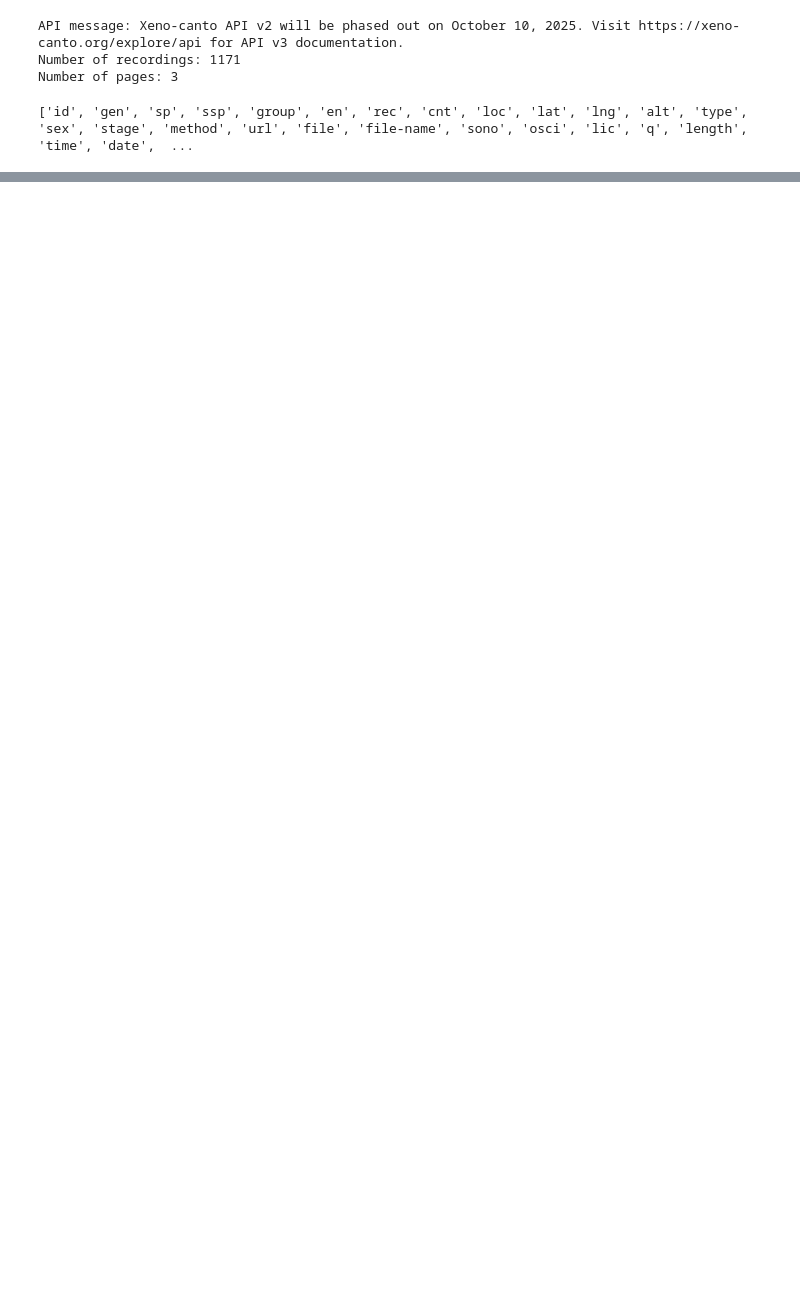
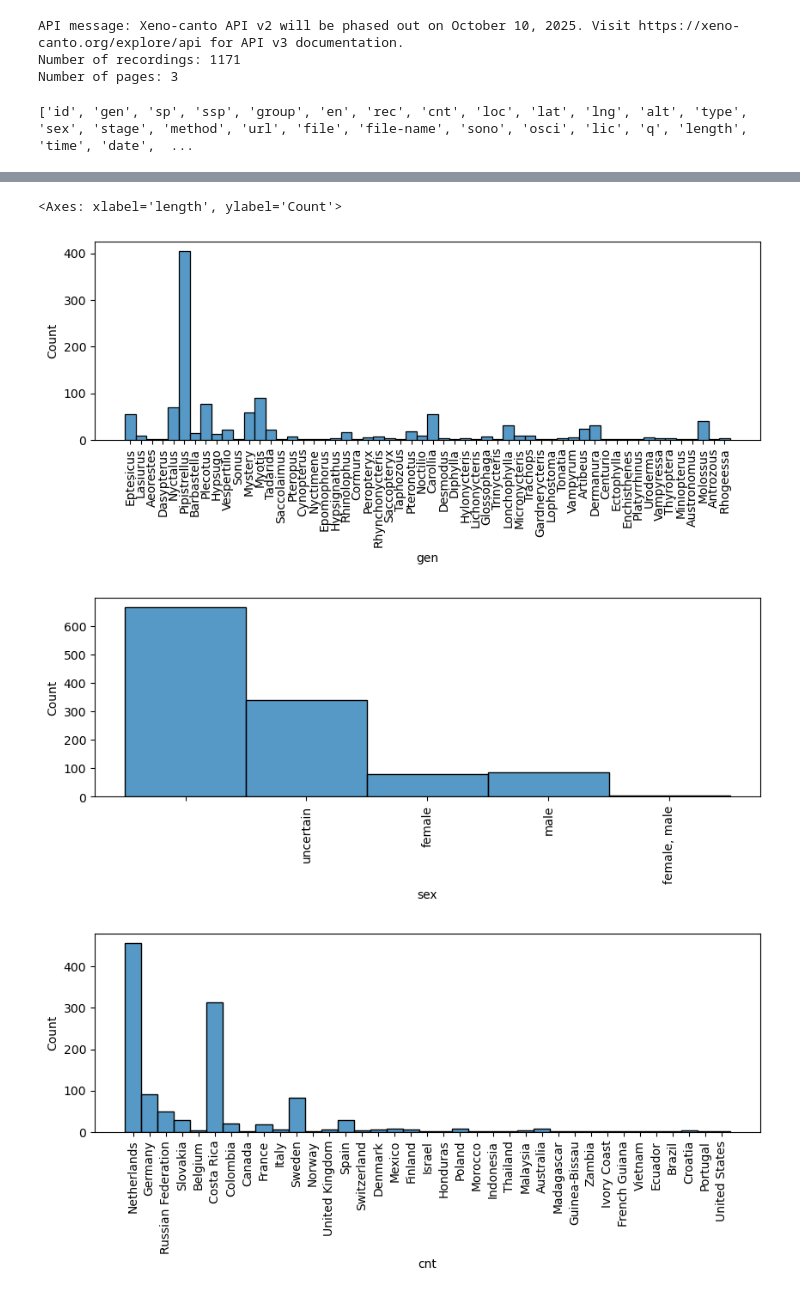
Before and after one commit to Jip-M/Applied-ML-Template, a Jupyter notebook: notebooks/exploration.ipynb, the cells around one changed output, grey strips where cells are left out. Cells and saved outputs as stored; diff of their text form; code cells hidden in the pictures; blank space fills up the shorter version.

Commit message:
Added histograms

```diff
--- a/notebooks/exploration.ipynb
+++ b/notebooks/exploration.ipynb
@@ -58,5 +58,9 @@ print (all_data.columns.values.tolist())
 # %% [output]
 ['id', 'gen', 'sp', 'ssp', 'group', 'en', 'rec', 'cnt', 'loc', 'lat', 'lng', 'alt', 'type', 'sex', 'stage', 'method', 'url', 'file', 'file-name', 'sono', 'osci', 'lic', 'q', 'length', 'time', 'date',  ...
 # %%
-data_selection = all_data[["id", "gen", "sp", "en", "cnt", "loc", "type", "sex", "length", "dvc", "mic"]]
-data_selection.head()
+def to_seconds(x):
+    mins, secs = map(float, x.split(':'))
+    return mins * 60 + secs
+
+all_data['length'] = all_data['length'].apply(to_seconds)
+data = all_data[["id", "gen", "sp", "en", "cnt", "loc", "type", "sex", "length", "dvc", "mic"]]
@@ -69,0 +67,23 @@ data_selection.head()
+# %%
+import matplotlib.pyplot as plt
+import seaborn
+
+fig, ax = plt.subplots(figsize=(10,3))
+ax.tick_params(axis='x', labelrotation=90)
+seaborn.histplot(x="gen", data=data, ax=ax)
+
+fig, ax = plt.subplots(figsize=(10,3))
+ax.tick_params(axis='x', labelrotation=90)
+seaborn.histplot(x="sex", data=data, ax=ax)
+
+fig, ax = plt.subplots(figsize=(10,3))
+ax.tick_params(axis='x', labelrotation=90)
+seaborn.histplot(x="cnt", data=data, ax=ax)
+
+fig, ax = plt.subplots(figsize=(10,3))
+seaborn.histplot(x="length", data=data)
+# %% [output]
+<Axes: xlabel='length', ylabel='Count'>
+[figure, added]
+[figure, added]
+[figure, added]
```
Also changed, not shown: parts of 2 cells of this notebook.
